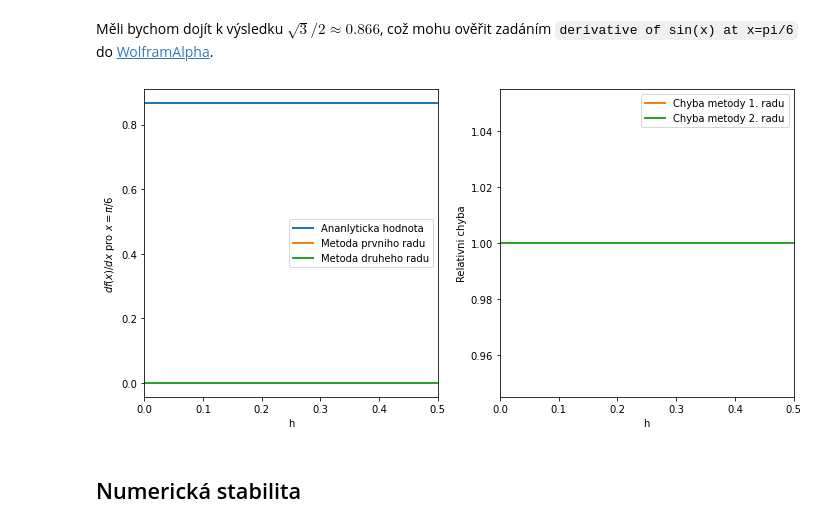
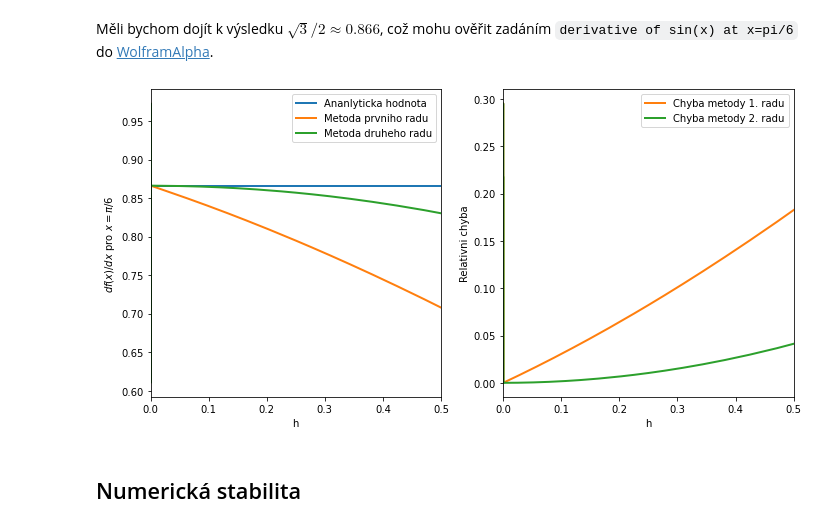
Before and after one commit to m-jirka/nme_cv, a Jupyter notebook: _build/jupyter_execute/Cviceni02.ipynb, the cells around one changed output. Drawn from its saved outputs; the diff is of its cells as text; code cells hidden in the pictures.

```diff
--- a/_build/jupyter_execute/Cviceni02.ipynb
+++ b/_build/jupyter_execute/Cviceni02.ipynb
@@ -92,20 +153,11 @@ def f(x):
 def df(x):
     return np.cos(x)
 
-#######################################
-# vlozte funkci pocitajici doprednou diferenci:
-#######################################
-def num1_df(x,h):
-    return 0
-#######################################
+def num1_df(x, h):
+    return (f(x+h) - f(x))/h
 
-
-#######################################
-# vlozte funkci pocitajici centralni diferenci:
-#######################################
-def num2_df(x,h):
-    return 0
-#######################################
+def num2_df(x, h):
+    return (f(x+h) - f(x-h))/(2*h)
 
 x = np.pi/6
 h = x  # Pocatecni hodnota h
@@ -115,34 +167,34 @@ der_1 = num1_df(x,h) # Derivace metodou prvniho radu
 der_2 = num2_df(x,h) # Derivace metodou druheho radu
 krok  = h # Seznam pouzitych velikosti kroku
 
 # Hledame hodnoty derivace v bode x v zavislosti na kroku h
 while h > np.finfo(float).eps:
     der_a = np.append(der_a, df(x))
     der_1 = np.append(der_1, num1_df(x,h))
     der_2 = np.append(der_2 ,num2_df(x,h))
     krok  = np.append(krok, h)
     h = 0.9 * h
 
 fig, ax = plt.subplots(1,2,figsize=(10,5))
 ax[0].plot(krok,der_a,linewidth=2,label='Ananlyticka hodnota')
 ax[0].plot(krok,der_1,linewidth=2,label='Metoda prvniho radu')
 ax[0].plot(krok,der_2,linewidth=2,label='Metoda druheho radu')
 ax[0].set_xlabel('h')
 ax[0].set_ylabel(r'$df(x)/dx$ pro $x=\pi/6$')
 ax[0].set_xlim((0,0.5))
 #ax[0].set_xscale('log')
 ax[0].legend()
 
 ax[1].plot(krok, np.abs((der_1-der_a)/der_a),c='C1',linewidth=2,label='Chyba metody 1. radu')
 ax[1].plot(krok, np.abs((der_2-der_a)/der_a),color='C2',linewidth=2,label='Chyba metody 2. radu')
 ax[1].set_xlabel('h')
 ax[1].set_ylabel('Relativni chyba')
 ax[1].set_xlim((0,0.5))
 ax[1].legend()
 
 fig.tight_layout()
 # %% [output]
-[figure, old version]
+[figure, new version]
 # %% [markdown]
 ## Numerická stabilita
 # %% [markdown]
```
Also changed, not shown: parts of 7 cells of this notebook, 15 other files.
